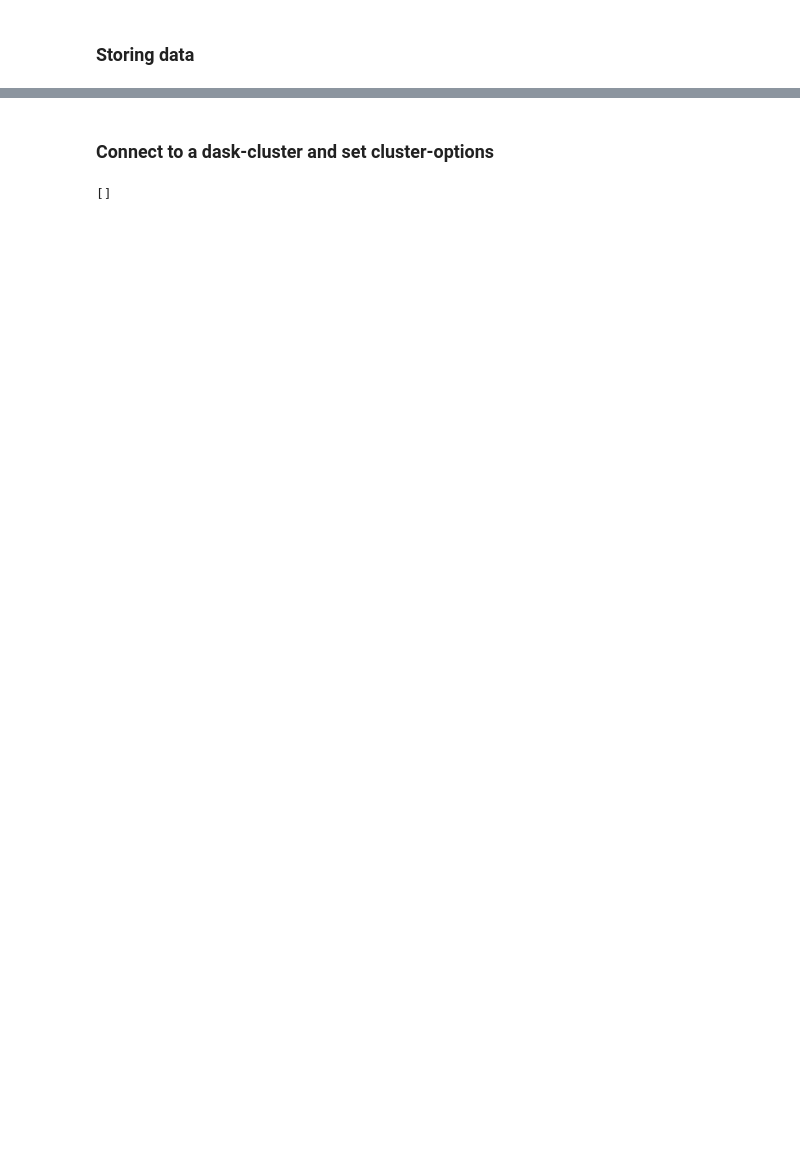
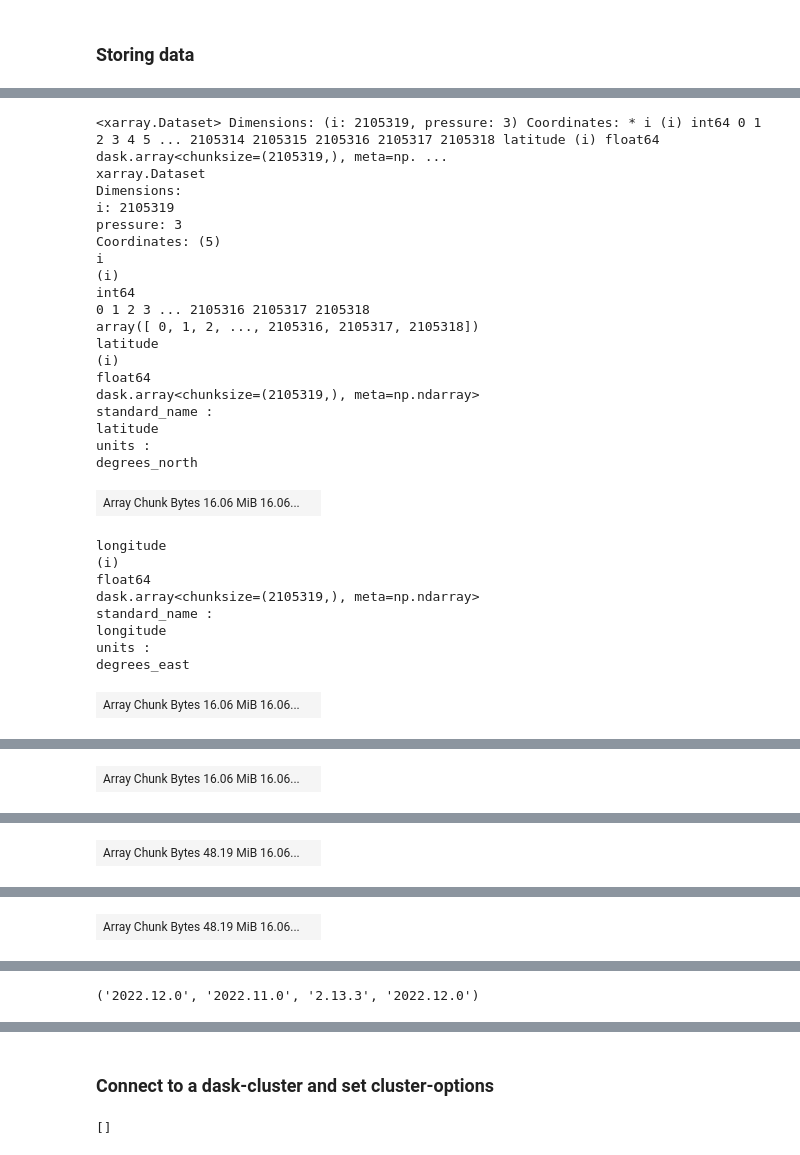
Before and after one commit to ofk123/dataloading-example, a Jupyter notebook: pangeo_loading_data_into_workermemory.ipynb, the cells around one changed output, grey strips where cells are left out. Cells and saved outputs as stored; diff of their text form; code cells hidden in the pictures; blank space fills up the shorter version.

Commit message:
appending all datasets to one zarr-store

```diff
--- a/pangeo_loading_data_into_workermemory.ipynb
+++ b/pangeo_loading_data_into_workermemory.ipynb
@@ -89,0 +116,39 @@ Attributes:
+# %%
+ds3 = xr.Dataset(
+    data_vars = dict(
+        Anomalies = ( ["i", "pressure"], np.random.uniform(-1, 5, n).reshape(n,1) ),
+        Mean = ( ["i", "pressure"], np.random.uniform(0, 2, n).reshape(n,1) ),
+    ),
+    coords=dict(
+        i = (["i"], np.arange(n) ),
+        time = ( ["i"], time),
+        latitude = ( ["i"], latitude ),
+        longitude = ( ["i"], longitude),
+        pressure = (["pressure"], np.array([20]) ),
+    ),
+    attrs=dict(
+        description = 'Description',
+        pindex = 4,
+        number_of_harmonics = 2,
+        window_size = 500e3,
+        creation_date = str( datetime.now() )
+    ),
+)
+
+ds3.time.attrs["standard_name"] = 'time'
+ds3.time.attrs["units"] = 'days since 1970-01-01 00:00:00'
+ds3.latitude.attrs["standard_name"] = 'latitude'
+ds3.latitude.attrs["units"] = 'degrees_north'
+ds3.longitude.attrs["standard_name"] = 'longitude'
+ds3.longitude.attrs["units"] = 'degrees_east'
+ds3.pressure.attrs["standard_name"] = 'pressure'
+ds3.pressure.attrs["units"] = 'decibar'
+ds3.Mean.attrs["standard_name"] = 'Estimated mean dynamic height'
+ds3.Mean.attrs["units"] = 'm^2/s^2'
+ds3.Anomalies.attrs["standard_name"] = 'dynamic height anomalies'
+ds3.Anomalies.attrs["units"] = 'm^2/s^2'
+
+dsc3 = ds3.chunk()
+path_to_zarrstore = f'{SCRATCH_BUCKET}/dataset_alternative_3.zarr'
+mapper_alt3 = gcs.get_mapper(path_to_zarrstore)
+%time dsc3.to_zarr(mapper_alt3, consolidated=True, append_dim="pressure")
@@ -89,0 +159,33 @@ Attributes:
+# %%
+ds = xr.open_zarr(mapper_alt3, consolidated=True)
+ds
+# %% [output]
+<xarray.Dataset> Dimensions: (i: 2105319, pressure: 3) Coordinates: * i (i) int64 0 1 2 3 4 5 ... 2105314 2105315 2105316 2105317 2105318 latitude (i) float64 dask.array<chunksize=(2105319,), meta=np. ...
+xarray.Dataset
+Dimensions:
+i: 2105319
+pressure: 3
+Coordinates: (5)
+i
+(i)
+int64
+0 1 2 3 ... 2105316 2105317 2105318
+array([ 0, 1, 2, ..., 2105316, 2105317, 2105318])
+latitude
+(i)
+float64
+dask.array<chunksize=(2105319,), meta=np.ndarray>
+standard_name :
+latitude
+units :
+degrees_north
+| Array Chunk Bytes 16.06 MiB 16.06... |  |
+longitude
+(i)
+float64
+dask.array<chunksize=(2105319,), meta=np.ndarray>
+standard_name :
+longitude
+units :
+degrees_east
+| Array Chunk Bytes 16.06 MiB 16.06... |  |
@@ -89,0 +207 @@ Attributes:
+| Array Chunk Bytes 16.06 MiB 16.06... |  |
@@ -89,0 +217 @@ Attributes:
+| Array Chunk Bytes 48.19 MiB 16.06... |  |
@@ -89,0 +226 @@ Attributes:
+| Array Chunk Bytes 48.19 MiB 16.06... |  |
@@ -89,0 +245,4 @@ Attributes:
+# %%
+xr.__version__, gcsfs.__version__, zarr.__version__,dask.__version__
+# %% [output]
+('2022.12.0', '2022.11.0', '2.13.3', '2022.12.0')
```
Also changed, not shown: parts of 30 cells of this notebook.
